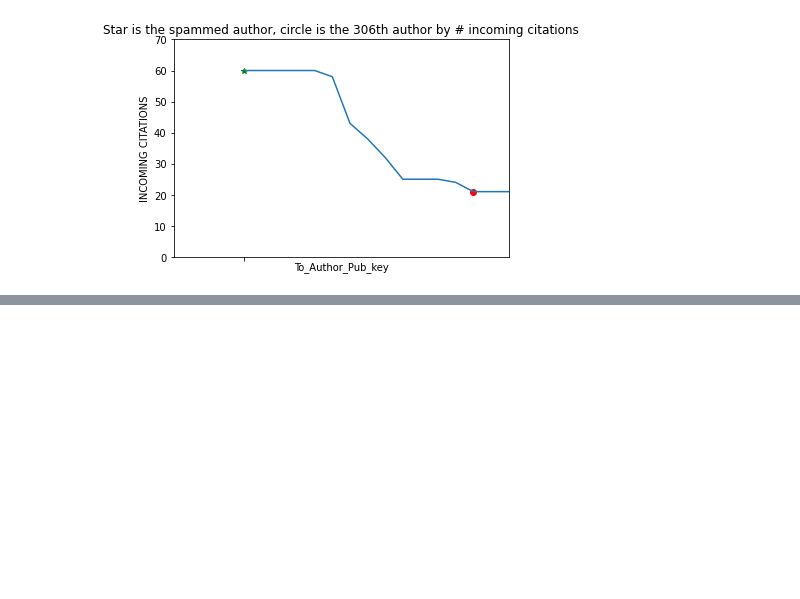
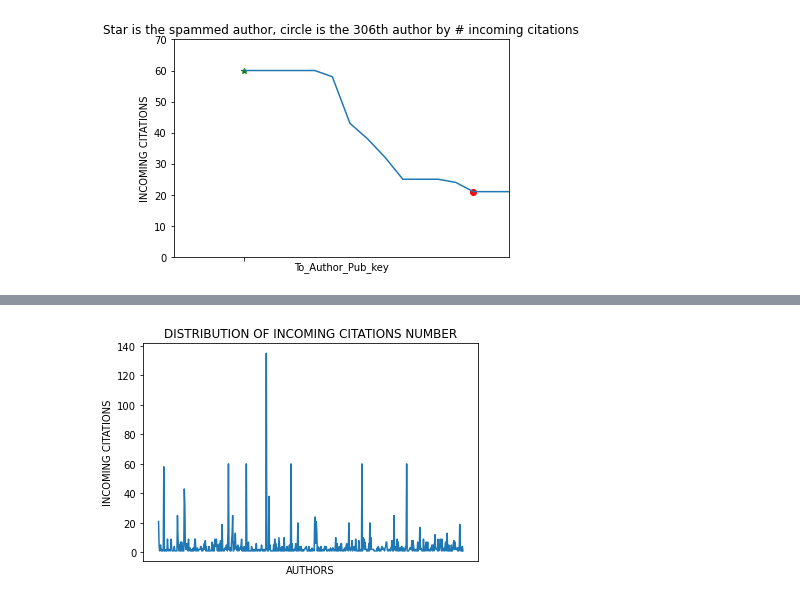
Before and after one commit to matteo-Donofrio-unipi/Master_Degree_Thesis, a Jupyter notebook: POST_LAD_EXPERIMENTS/Post_Lad_Dfs.ipynb, the cells around one changed output, grey strips where cells are left out. Drawn from its saved outputs; the diff is of its cells as text; code cells hidden in the pictures; blank space fills up the shorter version.

```diff
--- a/POST_LAD_EXPERIMENTS/Post_Lad_Dfs.ipynb
+++ b/POST_LAD_EXPERIMENTS/Post_Lad_Dfs.ipynb
@@ -1229,0 +1301,8 @@ plt.axis([-4, 15, 0, 70])
+# %%
+#CARICO IL DB CONTENENTE OGNI ARTICOLO E CITAZIONE
+DB_AA_Inc = pd.read_csv('./DB_articles_authors_built_inc.csv')
+
+genesis_tx_node_id = DB_AA_Inc[DB_AA_Inc['To_Author_Pub_key']=='Not_available']['ToNodeId'].values[0]
+
+#RIMUOVO LE CITAZIONI INIZIALI FATTE VERSO LA GENESIS TX DAGLI ARTICOLI DI FRONTIERA
+DB_AA_Inc = DB_AA_Inc[DB_AA_Inc['ToNodeId']!= genesis_tx_node_id]
@@ -1229,0 +1361,13 @@ plt.axis([-4, 15, 0, 70])
+# %%
+DB_AA_Inc.groupby(by='To_Author_Pub_key')['ToNodeId'].count().plot()
+plt.xlabel('AUTHORS')
+plt.ylabel('INCOMING CITATIONS')
+plt.title('DISTRIBUTION OF INCOMING CITATIONS NUMBER')
+plt.tick_params(
+    axis='x',          # changes apply to the x-axis
+    which='both',      # both major and minor ticks are affected
+    bottom=False,      # ticks along the bottom edge are off
+    top=False,         # ticks along the top edge are off
+    labelbottom=False)
+# %% [output]
+[figure, added]
```
Also changed, not shown: parts of 15 cells of this notebook, 2 other files.
